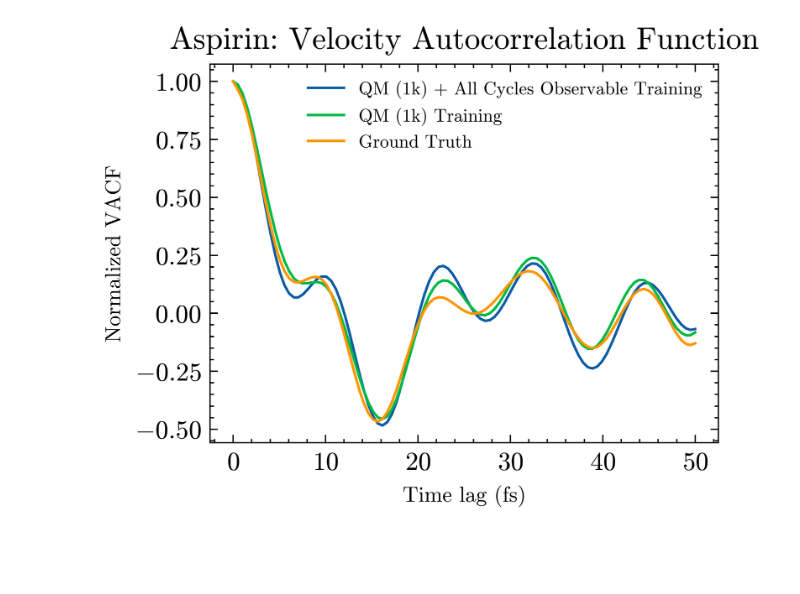
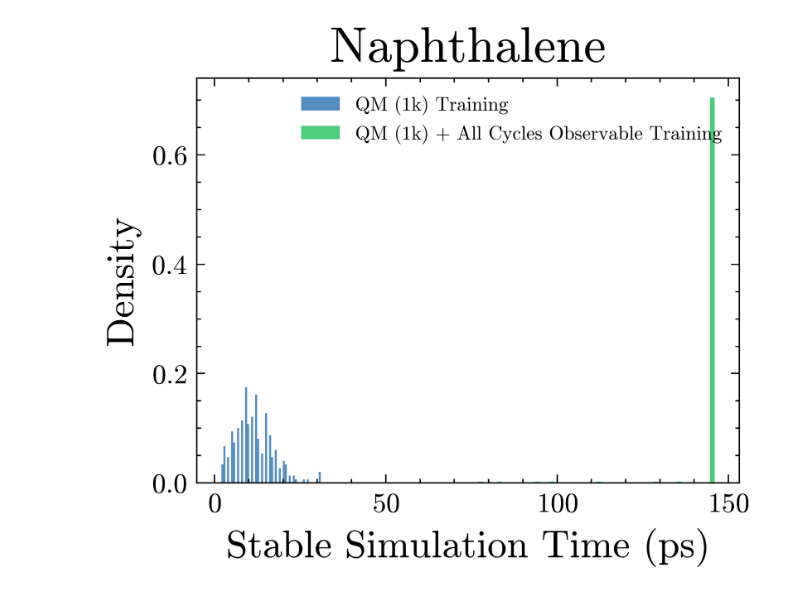
Before and after one commit to jeevster/implicit-md, a Jupyter notebook: make_figures.ipynb, the cells around one changed output. Cells and saved outputs as stored; diff of their text form; code cells hidden in the pictures; blank space fills up the shorter version.

```diff
--- a/make_figures.ipynb
+++ b/make_figures.ipynb
@@ -159,15 +159,15 @@ def plot_tic(molecule, exp_dir, gt_dir):
     fig.colorbar(c1[3], ax=[ax1, ax2], orientation='vertical', pad=0.05)
     plt.show()
 # %%
-molecule = 'aspirin'
+molecule = 'naphthalene'
 exp_dir = f'/global/cfs/projectdirs/m4319/sanjeevr/results_md17_correctedlogging/IMPLICIT_schnet_{molecule}_TEST_correctedlogging_lr=0.001_efweight=10'
 gt_dir = f'/data/sanjeevr/contiguous-md17/{molecule}/10k/val/nequip_npz.npz'
 names = ['pre', 'post']
-# plot_stability_distribution(molecule, exp_dir, names)
+plot_stability_distribution(molecule, exp_dir, names)
 #plot_observable_mae_distribution(molecule, exp_dir, names, 'vacf')
 # plot_observable_mae_distribution(molecule, exp_dir, names, 'adf')
 # plot_observable_mae_distribution(molecule, exp_dir, names, 'vacf')
 #plot_observable_mae_difference_distribution(molecule, exp_dir, names, 'vacf')
-plot_observable(molecule, exp_dir, names, 'vacf', diff=False)
+#plot_observable(molecule, exp_dir, names, 'vacf', diff=False)
 # %% [output]
-[figure, old version]
+[figure, new version]
```
Also changed, not shown: 6 other files.
